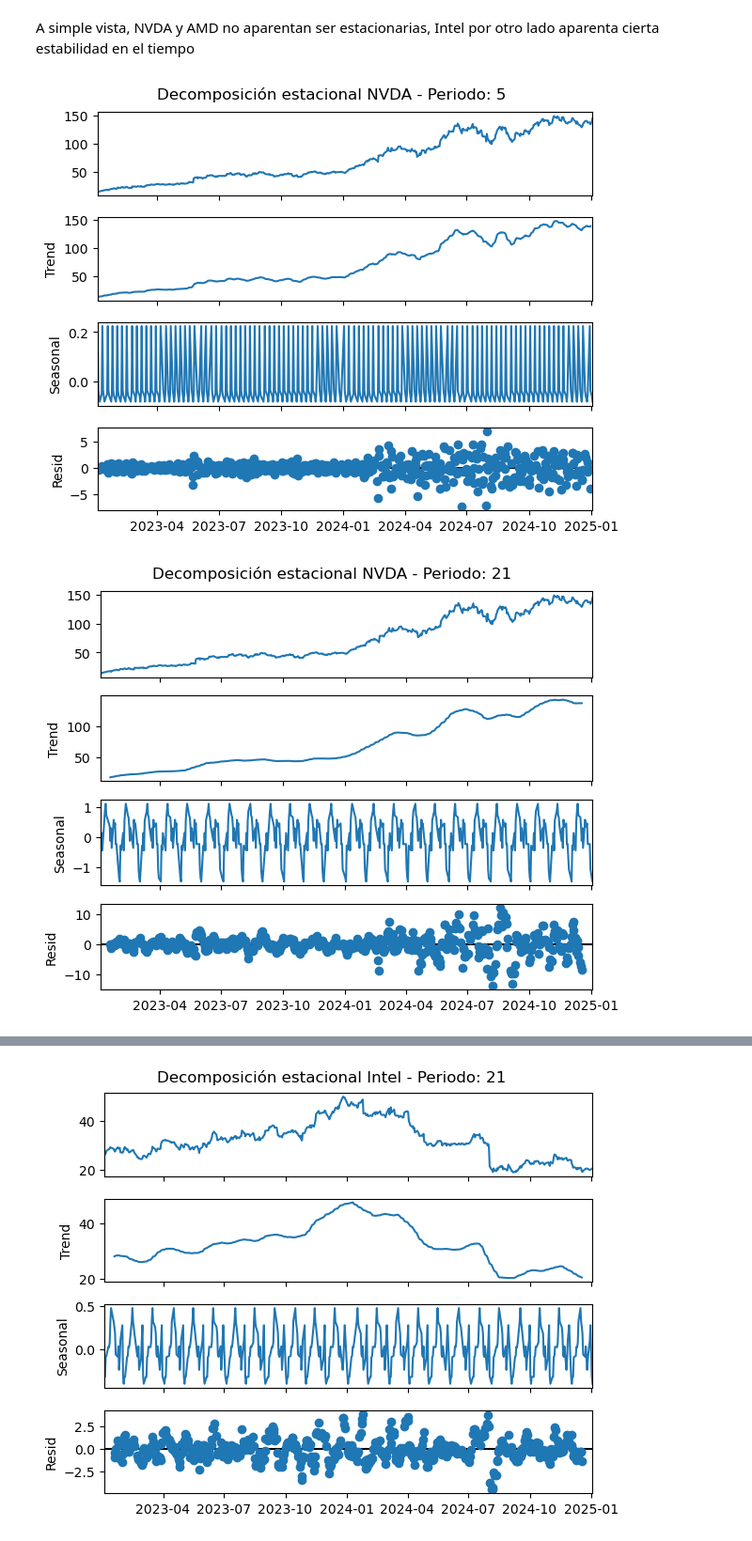
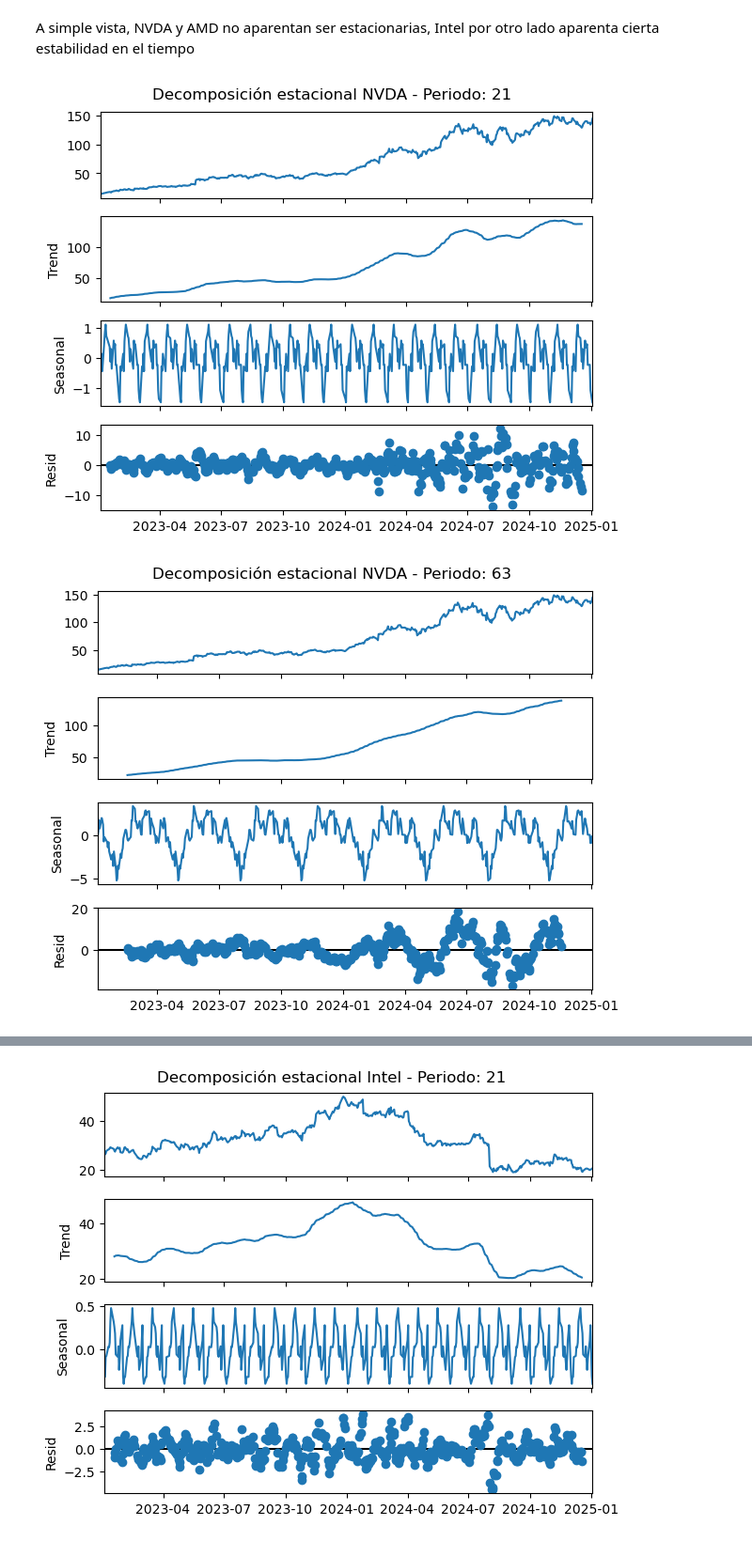
Before and after one commit to NicoPala01/AST_MCD_E10, a Jupyter notebook: AST_notebook.ipynb, the cells around one changed output, grey strips where cells are left out. Shown at 94% size. Saved outputs shown, nothing was run; the diff lists cells and outputs as text; code cells hidden in the pictures.

```diff
--- a/AST_notebook.ipynb
+++ b/AST_notebook.ipynb
@@ -22,9 +23,9 @@ ticker_nvda = ['NVDA']
 ticker_amd = ['AMD']
 ticker_intel = ['INTC']
 
-nvda_data = yf.download(ticker_nvda, start='2023-01-01', end='2025-01-04')[['Close']]
-amd_data = yf.download(ticker_amd, start='2023-01-01', end='2025-01-04')[['Close']]
-intel_data = yf.download(ticker_intel, start='2023-01-01', end='2025-01-04')[['Close']]
+nvda_data = yf.download(ticker_nvda, start='2023-01-01', end='2025-01-04')
+amd_data = yf.download(ticker_amd, start='2023-01-01', end='2025-01-04')
+intel_data = yf.download(ticker_intel, start='2023-01-01', end='2025-01-04')
 # %% [output]
 [*********************100%***********************]  1 of 1 completed
 [*********************100%***********************]  1 of 1 completed
@@ -51,3 +33,8 @@ nvda_data.head()
+# %%
+# Fecha como indice
+nvda_data.index = pd.to_datetime(nvda_data.index)
+amd_data.index = pd.to_datetime(amd_data.index)
+intel_data.index = pd.to_datetime(intel_data.index)
 # %%
 # Gráfico de precios de cierre
 
@@ -66,11 +53,11 @@ plt.show()
 A simple vista, NVDA y AMD no aparentan ser estacionarias, Intel por otro lado aparenta cierta estabilidad en el tiempo
 # %%
 # Descomposicion estacional NVDA
-for p in [5, 21, 63, 126, 252]:
-    decomposicion_nvda = seasonal_decompose(nvda_data, model='additive', period=p)
+for p in [21, 63, 126, 252]:
+    decomposicion_nvda = seasonal_decompose(nvda_data[('Close')], model='additive', period=p)
     ax = decomposicion_nvda.plot()
     ax.suptitle(f'Decomposición estacional NVDA - Periodo: {p}', y=1.02)
     plt.show()
 # %% [output]
-[figure, old version]
+[figure, new version]
-[figure, old version]
+[figure, new version]
```
Also changed, not shown: parts of 30 cells of this notebook.
